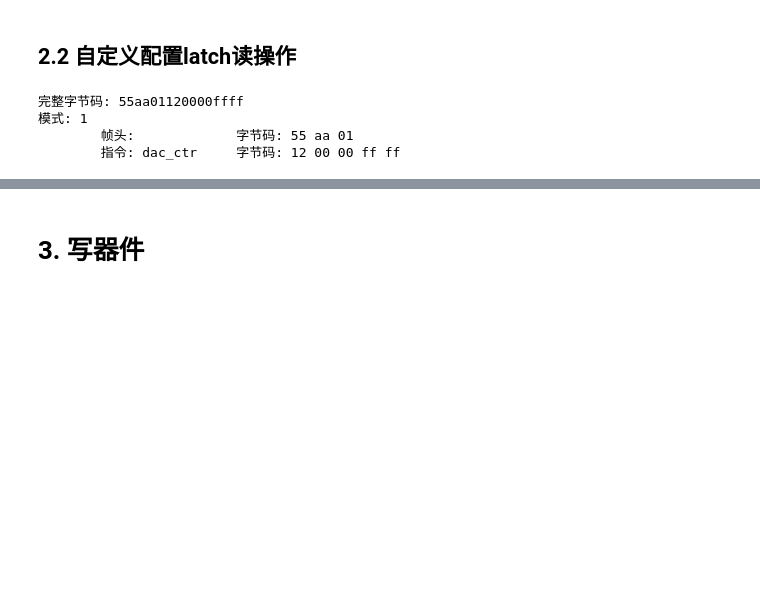
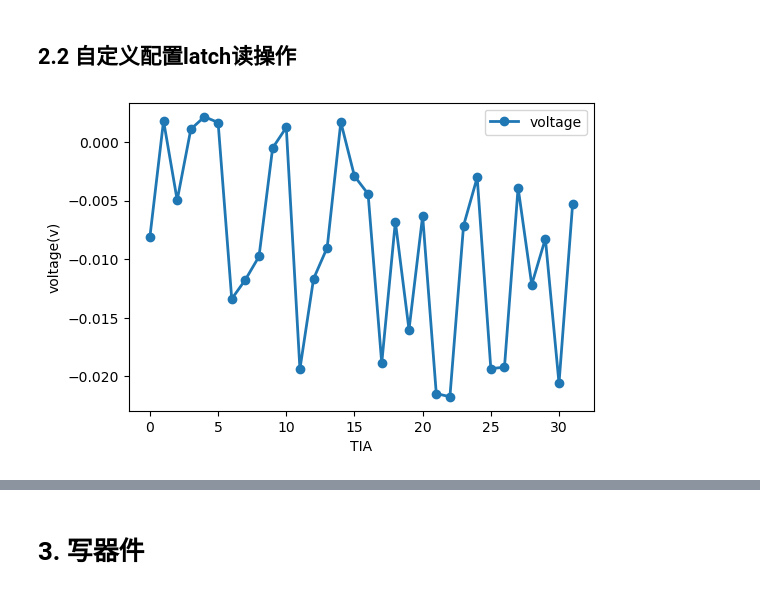
Before and after one commit to bei-meng/host_computer, a Jupyter notebook: examples/1debug模式示例.ipynb, the cells around one changed output, grey strips where cells are left out. Drawn from its saved outputs; the diff is of its cells as text; code cells hidden in the pictures; blank space fills up the shorter version.

```diff
--- a/examples/1debug模式示例.ipynb
+++ b/examples/1debug模式示例.ipynb
@@ -45,32 +51,31 @@ print(f"电阻:{voltage}kΩ")
 ## 2.2 自定义配置latch读操作
 # %%
 # 电阻版测试需要配置最后一个DAC的通道电压
-chip.ps.debug=1
-# chip.dac.set_voltage(1,dac_num=0,dac_channel=0)             # ROW_Va电压
-# chip.dac.set_voltage(1,dac_num=0,dac_channel=1)             # ROW_Va电压
-# chip.dac.set_voltage(1,dac_num=0,dac_channel=2)             # ROW_Va电压
-# chip.dac.set_voltage(1,dac_num=0,dac_channel=3)             # ROW_Va电压
+v=1
+chip.dac.set_voltage(1,dac_num=0,dac_channel=0)             # ROW_Va电压
+chip.dac.set_voltage(1,dac_num=0,dac_channel=1)             # ROW_Va电压
+chip.dac.set_voltage(1,dac_num=0,dac_channel=2)             # ROW_Va电压
+chip.dac.set_voltage(1,dac_num=0,dac_channel=3)             # ROW_Va电压
 
-# chip.dac.set_voltage(1,dac_num=0,dac_channel=4)             # COL_Va电压
-# chip.dac.set_voltage(1,dac_num=0,dac_channel=5)             # COL_Va电压
-# chip.dac.set_voltage(1,dac_num=0,dac_channel=6)             # COL_Va电压
-# chip.dac.set_voltage(1,dac_num=0,dac_channel=7)             # COL_Va电压
+chip.dac.set_voltage(1,dac_num=0,dac_channel=4)             # COL_Va电压
+chip.dac.set_voltage(1,dac_num=0,dac_channel=5)             # COL_Va电压
+chip.dac.set_voltage(1,dac_num=0,dac_channel=6)             # COL_Va电压
+chip.dac.set_voltage(1,dac_num=0,dac_channel=7)             # COL_Va电压
 
-# chip.dac.set_voltage(1,dac_num=1,dac_channel=0)             # ROW_Vc
-# chip.dac.set_voltage(1,dac_num=1,dac_channel=1)             # COL_Vc
-# chip.dac.set_voltage(1,dac_num=1,dac_channel=2)             # GL
-# chip.dac.set_voltage(1,dac_num=1,dac_channel=3)             # GR
+chip.dac.set_voltage(1,dac_num=1,dac_channel=0)             # ROW_Vc
+chip.dac.set_voltage(1,dac_num=1,dac_channel=1)             # COL_Vc
+chip.dac.set_voltage(1,dac_num=1,dac_channel=2)             # GL
+chip.dac.set_voltage(1,dac_num=1,dac_channel=3)             # GR
 
-# chip.dac.set_voltage(1,dac_num=1,dac_channel=4)             # ROW_Vc
-# chip.dac.set_voltage(1,dac_num=1,dac_channel=5)             # COL_Vc
-# chip.dac.set_voltage(1,dac_num=1,dac_channel=6)             # GL
+chip.dac.set_voltage(1,dac_num=1,dac_channel=4)             # ROW_Vc
+chip.dac.set_voltage(1,dac_num=1,dac_channel=5)             # COL_Vc
+chip.dac.set_voltage(1,dac_num=1,dac_channel=6)             # GL
 chip.dac.set_voltage(1,dac_num=1,dac_channel=7)             # GR
-# %%
-chip.ps.debug=1
-chip.dac.set_dac_ctr(dac_ctr=0xFFFF)
-chip.ps.debug=0
-# %% [output]
-完整字节码: 55aa01120000ffff
-模式: 1
-        帧头:             字节码: 55 aa 01
-        指令: dac_ctr     字节码: 12 00 00 ff ff
+# %%
+chip.set_tia_gain(1)
+chip.set_cim_reset()
+chip.generate_read_pulse()
+voltage = chip.get_tia_out([k for k in range(32)])
+plot_v(v= voltage,figsize=(6,4))
+# %% [output]
+[figure, added]
```
Also changed, not shown: parts of 5 cells of this notebook, 1 other file.
